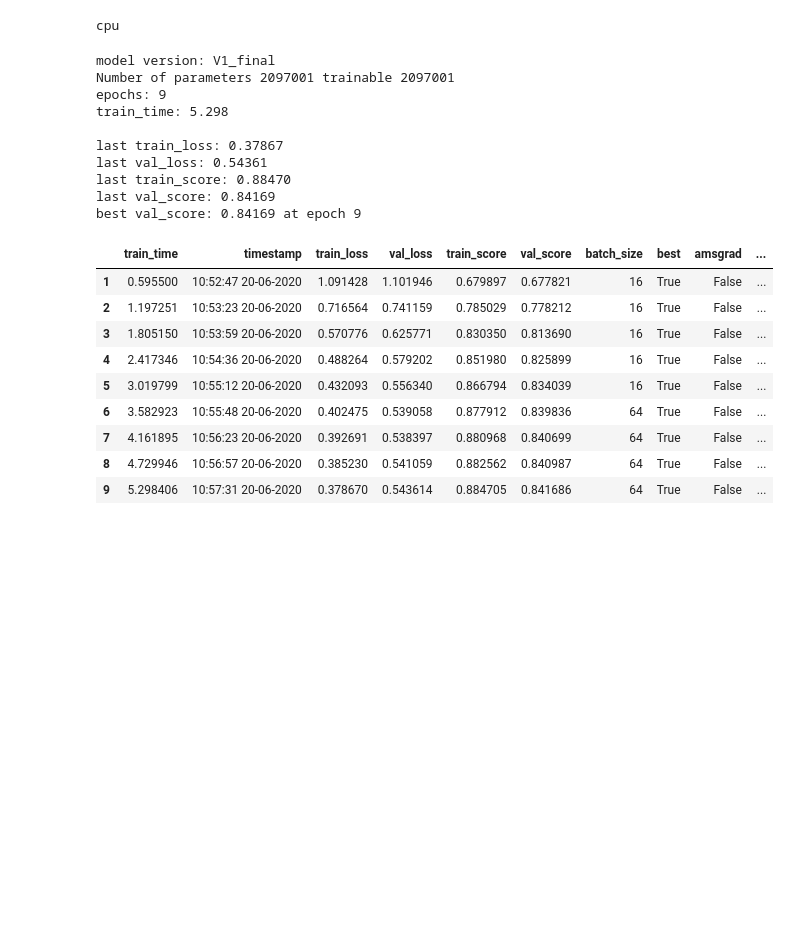
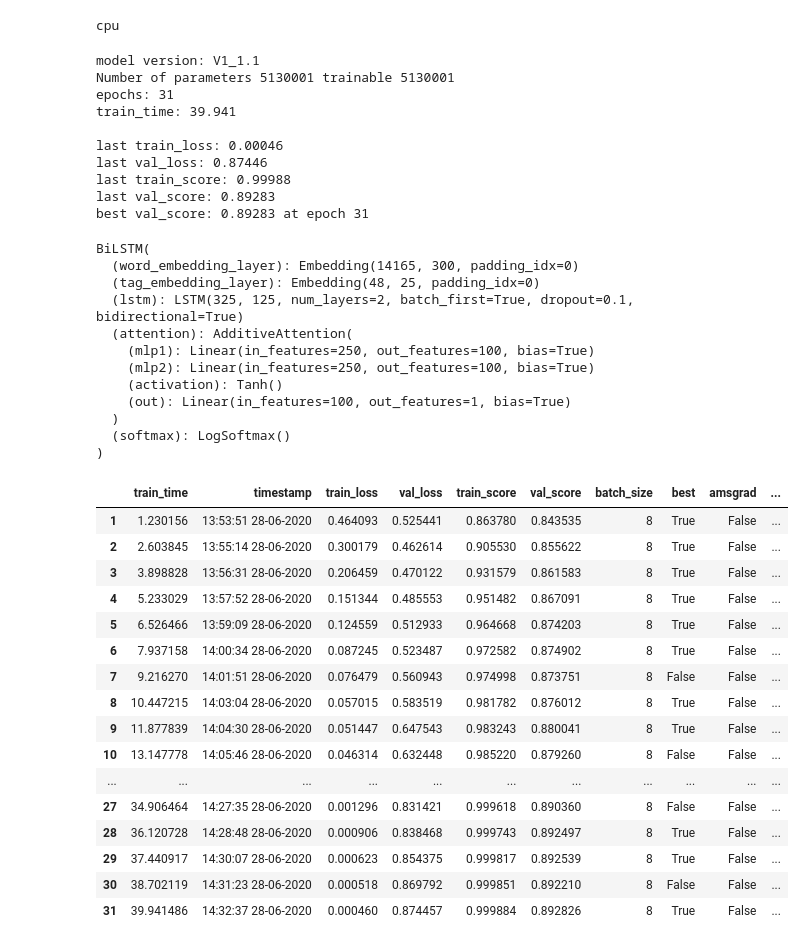
Before and after one commit to matansudry/Neural_Networks_for_Dependency_Parser, a Jupyter notebook: model1_evaluation.ipynb, the cells around one changed output. Drawn from its saved outputs; the diff is of its cells as text; code cells hidden in the pictures; blank space fills up the shorter version.

```diff
--- a/model1_evaluation.ipynb
+++ b/model1_evaluation.ipynb
@@ -2,7 +2,9 @@
 import os
 import sys
 import time
+import math
 
+import dill
 from tqdm import tqdm
 
 import numpy as np
@@ -29,10 +31,9 @@ torch.backends.cudnn.benchmark = False
 
 np.random.seed(seed)
 
-# device = torch.device("cuda" if torch.cuda.is_available() else "cpu")
 device = torch.device("cpu")
 print(device)
-models_path = 'models'
+versions_dir = 'models'
 # %% [output]
 cpu
 # %%
@@ -42,26 +43,46 @@ comp_dataset = dset.DataSet('data/comp.unlabeled', train_dataset=train_dataset,
 # %%
-version = 'V1_final'
-checkpoint = ptu.load_model(version=version, models_path=models_path, epoch='best', seed=42)
-checkpoint.log
+version = 'V1_1.1'
+checkpoint = ptu.load_model(version=version, versions_dir=versions_dir, epoch='best', seed=42)
+display(checkpoint.model)
+display(checkpoint.log)
 # %% [output]
-model version: V1_final
-Number of parameters 2097001 trainable 2097001
-epochs: 9
-train_time: 5.298
+model version: V1_1.1
+Number of parameters 5130001 trainable 5130001
+epochs: 31
+train_time: 39.941
 
-last train_loss: 0.37867
-last val_loss: 0.54361
-last train_score: 0.88470
-last val_score: 0.84169
-best val_score: 0.84169 at epoch 9
+last train_loss: 0.00046
+last val_loss: 0.87446
+last train_score: 0.99988
+last val_score: 0.89283
+best val_score: 0.89283 at epoch 31
+BiLSTM(
+  (word_embedding_layer): Embedding(14165, 300, padding_idx=0)
+  (tag_embedding_layer): Embedding(48, 25, padding_idx=0)
+  (lstm): LSTM(325, 125, num_layers=2, batch_first=True, dropout=0.1, bidirectional=True)
+  (attention): AdditiveAttention(
+    (mlp1): Linear(in_features=250, out_features=100, bias=True)
+    (mlp2): Linear(in_features=250, out_features=100, bias=True)
+    (activation): Tanh()
+    (out): Linear(in_features=100, out_features=1, bias=True)
+  )
+  (softmax): LogSoftmax()
+)
 |  | train_time | timestamp | train_loss | val_loss | train_score | val_score | batch_size | best | amsgrad | ... |
-| 1 | 0.595500 | 10:52:47 20-06-2020 | 1.091428 | 1.101946 | 0.679897 | 0.677821 | 16 | True | False | ... |
-| 2 | 1.197251 | 10:53:23 20-06-2020 | 0.716564 | 0.741159 | 0.785029 | 0.778212 | 16 | True | False | ... |
-| 3 | 1.805150 | 10:53:59 20-06-2020 | 0.570776 | 0.625771 | 0.830350 | 0.813690 | 16 | True | False | ... |
-| 4 | 2.417346 | 10:54:36 20-06-2020 | 0.488264 | 0.579202 | 0.851980 | 0.825899 | 16 | True | False | ... |
-| 5 | 3.019799 | 10:55:12 20-06-2020 | 0.432093 | 0.556340 | 0.866794 | 0.834039 | 16 | True | False | ... |
-| 6 | 3.582923 | 10:55:48 20-06-2020 | 0.402475 | 0.539058 | 0.877912 | 0.839836 | 64 | True | False | ... |
-| 7 | 4.161895 | 10:56:23 20-06-2020 | 0.392691 | 0.538397 | 0.880968 | 0.840699 | 64 | True | False | ... |
-| 8 | 4.729946 | 10:56:57 20-06-2020 | 0.385230 | 0.541059 | 0.882562 | 0.840987 | 64 | True | False | ... |
-| 9 | 5.298406 | 10:57:31 20-06-2020 | 0.378670 | 0.543614 | 0.884705 | 0.841686 | 64 | True | False | ... |
+| 1 | 1.230156 | 13:53:51 28-06-2020 | 0.464093 | 0.525441 | 0.863780 | 0.843535 | 8 | True | False | ... |
+| 2 | 2.603845 | 13:55:14 28-06-2020 | 0.300179 | 0.462614 | 0.905530 | 0.855622 | 8 | True | False | ... |
+| 3 | 3.898828 | 13:56:31 28-06-2020 | 0.206459 | 0.470122 | 0.931579 | 0.861583 | 8 | True | False | ... |
+| 4 | 5.233029 | 13:57:52 28-06-2020 | 0.151344 | 0.485553 | 0.951482 | 0.867091 | 8 | True | False | ... |
+| 5 | 6.526466 | 13:59:09 28-06-2020 | 0.124559 | 0.512933 | 0.964668 | 0.874203 | 8 | True | False | ... |
+| 6 | 7.937158 | 14:00:34 28-06-2020 | 0.087245 | 0.523487 | 0.972582 | 0.874902 | 8 | True | False | ... |
+| 7 | 9.216270 | 14:01:51 28-06-2020 | 0.076479 | 0.560943 | 0.974998 | 0.873751 | 8 | False | False | ... |
+| 8 | 10.447215 | 14:03:04 28-06-2020 | 0.057015 | 0.583519 | 0.981782 | 0.876012 | 8 | True | False | ... |
+| 9 | 11.877839 | 14:04:30 28-06-2020 | 0.051447 | 0.647543 | 0.983243 | 0.880041 | 8 | True | False | ... |
+| 10 | 13.147778 | 14:05:46 28-06-2020 | 0.046314 | 0.632448 | 0.985220 | 0.879260 | 8 | False | False | ... |
+| ... | ... | ... | ... | ... | ... | ... | ... | ... | ... | ... |
+| 27 | 34.906464 | 14:27:35 28-06-2020 | 0.001296 | 0.831421 | 0.999618 | 0.890360 | 8 | False | False | ... |
+| 28 | 36.120728 | 14:28:48 28-06-2020 | 0.000906 | 0.838468 | 0.999743 | 0.892497 | 8 | True | False | ... |
+| 29 | 37.440917 | 14:30:07 28-06-2020 | 0.000623 | 0.854375 | 0.999817 | 0.892539 | 8 | True | False | ... |
+| 30 | 38.702119 | 14:31:23 28-06-2020 | 0.000518 | 0.869792 | 0.999851 | 0.892210 | 8 | False | False | ... |
+| 31 | 39.941486 | 14:32:37 28-06-2020 | 0.000460 | 0.874457 | 0.999884 | 0.892826 | 8 | True | False | ... |
 # %%
```
Also changed, not shown: parts of 9 cells of this notebook, 30 other files.
